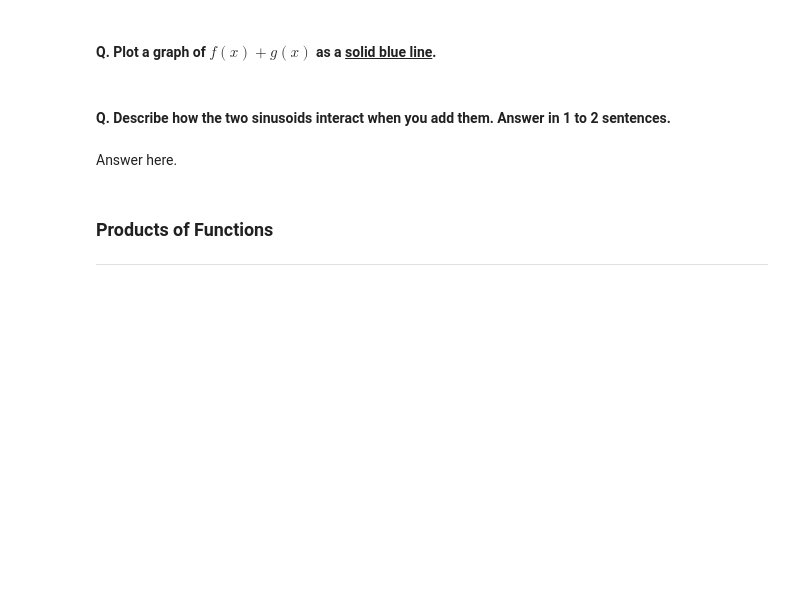
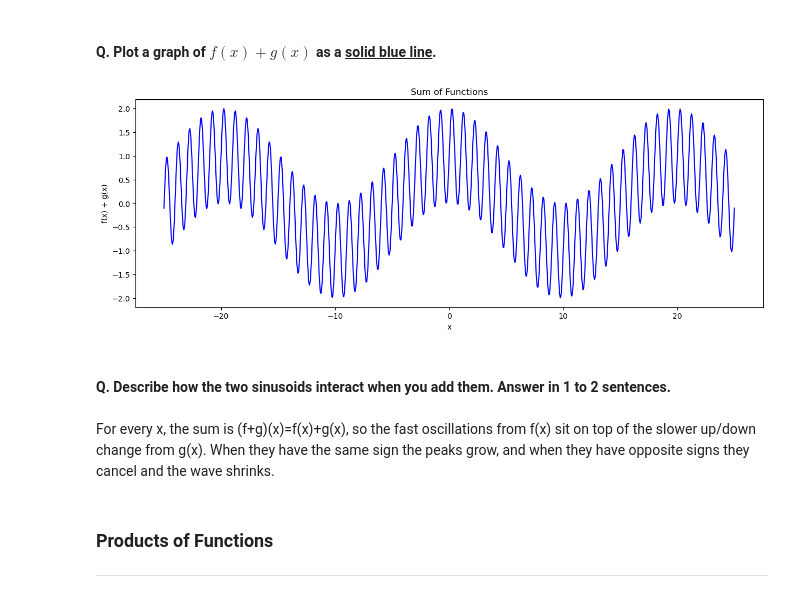
Before and after one commit to Brittany2028/ml-quiz, a Jupyter notebook: Take Home Quiz 1 - Curve Fitting.ipynb, the cells around one changed output. Saved outputs shown, nothing was run; the diff lists cells and outputs as text; code cells hidden in the pictures; blank space fills up the shorter version.

```diff
--- a/Take Home Quiz 1 - Curve Fitting.ipynb
+++ b/Take Home Quiz 1 - Curve Fitting.ipynb
@@ -81,7 +77,17 @@ The main difference is how fast they oscillate. f(x) has a very short period, so
+# %%
+y_sum = f(x) + g(x)
+
+plt.plot(x, y_sum, 'b-')  # solid blue line
+plt.xlabel("x")
+plt.ylabel("f(x) + g(x)")
+plt.title("Sum of Functions")
+plt.show()
+# %% [output]
+[figure, added]
 # %% [markdown]
 #### Q. Describe how the two sinusoids interact when you add them. Answer in 1 to 2 sentences.
-# %% [markdown]
-Answer here.
+# %% [markdown]
+For every x, the sum is (f+g)(x)=f(x)+g(x), so the fast oscillations from f(x) sit on top of the slower up/down change from g(x). When they have the same sign the peaks grow, and when they have opposite signs they cancel and the wave shrinks.
 # %% [markdown]
 ### Products of Functions
 
```
Also changed, not shown: parts of 9 cells of this notebook.
